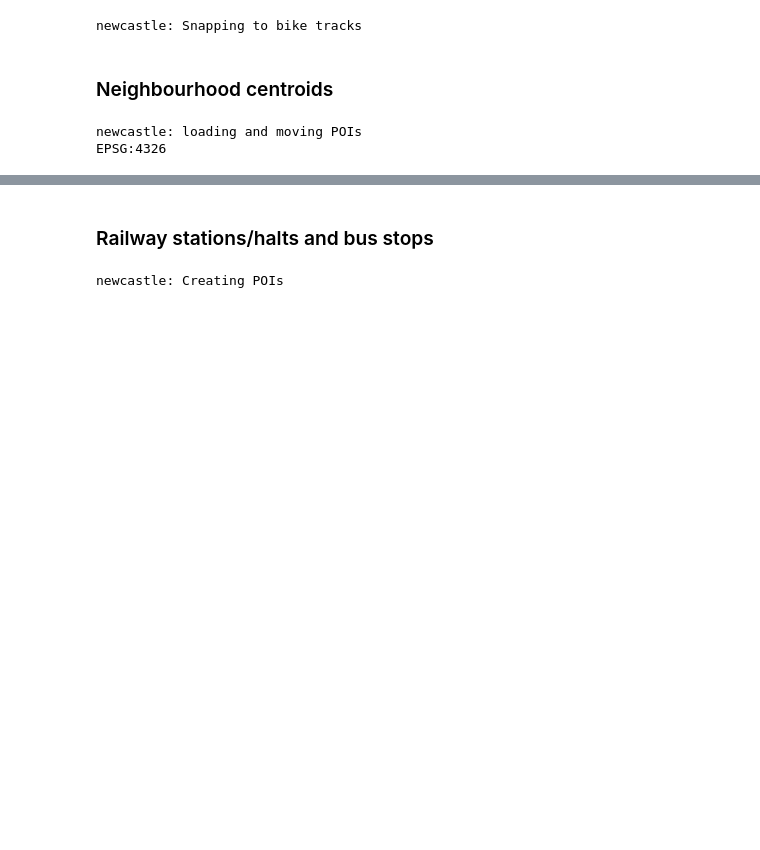
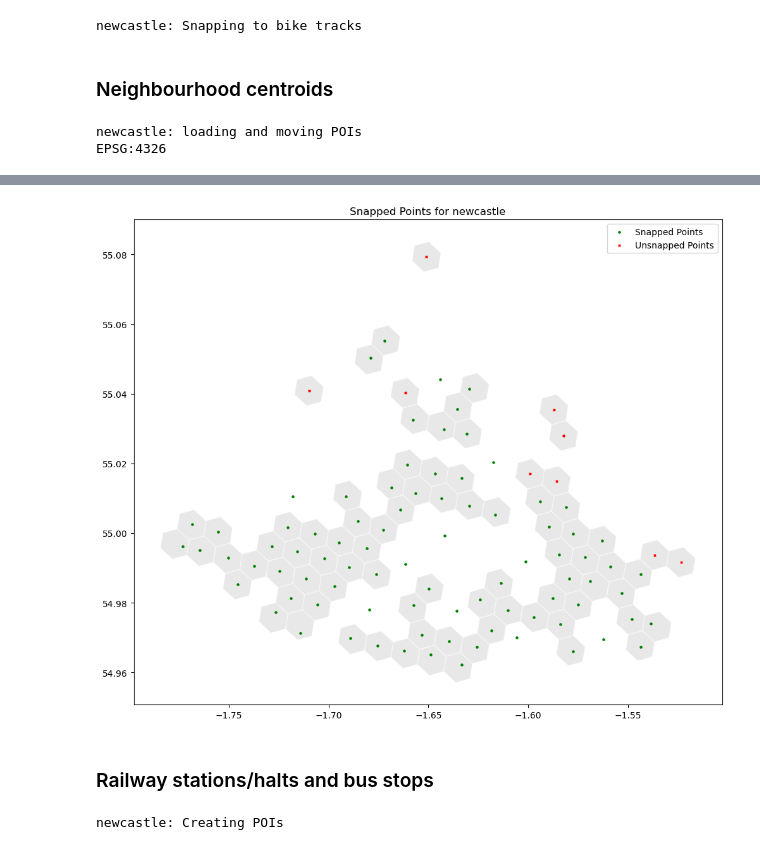
Before and after one commit to Froguin99/bikenwgrowth-with-LTNs, a Jupyter notebook: code/02_prepare_pois.ipynb, the cells around one changed output, grey strips where cells are left out. Drawn from its saved outputs; the diff is of its cells as text; code cells hidden in the pictures; blank space fills up the shorter version.

Commit message:
Better generation of files from neighbourhoods and tesselation points

```diff
--- a/code/02_prepare_pois.ipynb
+++ b/code/02_prepare_pois.ipynb
@@ -355,0 +358,80 @@ EPSG:4326
+# %%
+debug = True
+# %%
+for placeid, placeinfo in tqdm(cities.items(), desc="Cities"):
+    print(f"{placeid}: Processing tessellation and neighbourhood points")
+    location = locations[placeid]
+
+    # Get urban areas for seed points
+    urban_areas = get_urban_areas(placeinfo["nominatimstring"])
+    tess = Tessellation(urban_areas)
+    tess.get_polygon()  # Optional plot for debugging
+    hexagons = tess.hexagons(resolution=8)
+
+    # Load neighbourhoods and create GeoDataFrame
+    neighbourhoods = load_neighbourhoods(PATH["data"] + placeid + "/")
+    neighbourhood_geoms = [geom for gdf in neighbourhoods.values() for geom in gdf['geometry'].values]
+    neighbourhoods_gdf = gpd.GeoDataFrame(geometry=neighbourhood_geoms, crs="EPSG:4326")
+
+    # Extract neighbourhood centroids
+    all_centroids = gpd.GeoDataFrame(columns=['source', 'geometry'], crs='EPSG:4326')
+    neighbourhood_centroids = gpd.GeoDataFrame(
+        [{'source': 'neighbourhood', 'geometry': geom.centroid} for geom in neighbourhoods_gdf.geometry],
+        crs="EPSG:4326"
+    )
+    all_centroids = pd.concat([all_centroids, neighbourhood_centroids], ignore_index=True)
+
+    # Remove hexagons that intersect with neighbourhoods
+    hexagons = hexagons[~hexagons.intersects(neighbourhoods_gdf.unary_union)]
+    hexagon_centroids_gdf = gpd.GeoDataFrame(geometry=hexagons.centroid, crs=hexagons.crs)
+
+    # Add tessellation centroids to the combined GeoDataFrame
+    tessellation_centroids = gpd.GeoDataFrame(
+        [{'source': 'tessellation', 'geometry': g} for g in hexagon_centroids_gdf['geometry']],
+        crs="EPSG:4326"
+    )
+    all_centroids = pd.concat([all_centroids, tessellation_centroids], ignore_index=True)
+
+    # Snap points to the carall network
+    G_carall = G_caralls_simplified[placeid]
+    nnids_carall = set()
+    snapped_points_carall = []
+
+    for g in all_centroids['geometry']:
+        n = ox.distance.nearest_nodes(G_carall, g.x, g.y)
+        distance_to_node = haversine((g.y, g.x), (G_carall.nodes[n]["y"], G_carall.nodes[n]["x"]), unit="m")
+        if distance_to_node <= snapthreshold:
+            snapped_points_carall.append({'geometry': Point(G_carall.nodes[n]["x"], G_carall.nodes[n]["y"]), 'source': 'snapped'})
+            nnids_carall.add(n)
+        else:
+            snapped_points_carall.append({'geometry': g, 'source': 'unsnapped'})
+
+    snapped_gdf_carall = gpd.GeoDataFrame(snapped_points_carall, crs=all_centroids.crs)
+
+    # Save nnids to CSV
+    nnids_csv_path = PATH["data"] + placeid + "/" + placeid + '_poi_' + 'tess_hoods_' + 'nnidscarall' + '.csv'
+    with open(nnids_csv_path, 'w') as f:
+        for item in nnids_carall:
+            f.write(f"{item}\n")
+
+    # Debug plot
+    if debug:
+        fig, ax = plt.subplots(figsize=(12, 12))
+        hexagons.plot(ax=ax, color="lightgray", edgecolor="white", alpha=0.5, label="Hexagons")
+        snapped_gdf_carall[snapped_gdf_carall['source'] == 'snapped'].plot(
+            ax=ax, color='green', marker='o', label='Snapped Points', markersize=5
+        )
+        snapped_gdf_carall[snapped_gdf_carall['source'] == 'unsnapped'].plot(
+            ax=ax, color='red', marker='x', label='Unsnapped Points', markersize=5
+        )
+        plt.legend()
+        plt.title(f"Snapped Points for {placeid}")
+        plt.show()
+
+    # Save the combined points to GeoPackage
+    gpkg_output_path = PATH["data"] + placeid + "/" + placeid + '_poi_' + 'tess_hoods' + '.gpkg'
+    try:
+        snapped_gdf_carall.to_file(gpkg_output_path, driver="GPKG")
+    except Exception as e:
+        print(f"Failed to save snapped GeoDataFrame for {placeid}. Error: {e}")
+# %% [output]
@@ -356,3 +444,4 @@ EPSG:4326
+[figure, added]
 # %% [markdown]
 ### Railway stations/halts and bus stops
 # %%
```
Also changed, not shown: parts of 3 cells of this notebook.
